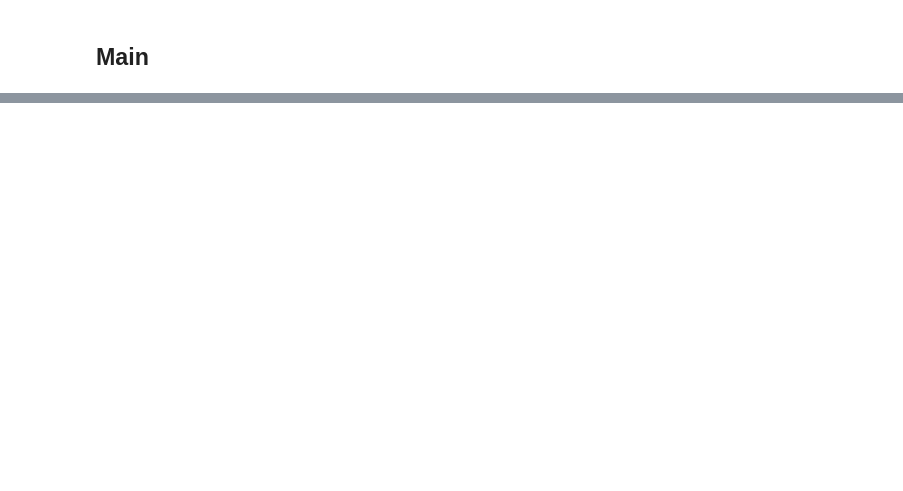
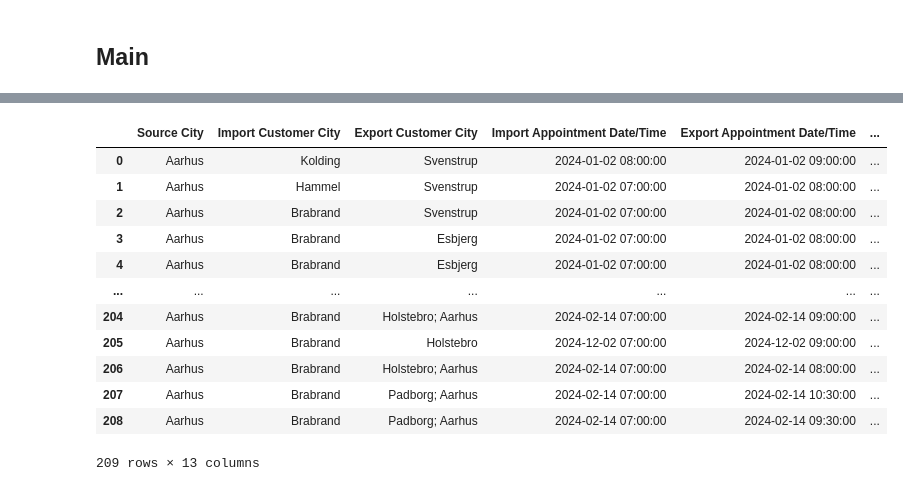
Before and after one commit to AniruddhIngle/MaerskTriangulation, a Jupyter notebook: Triangulation_refactored.ipynb, the cells around one changed output, grey strips where cells are left out. Drawn from its saved outputs; the diff is of its cells as text; code cells hidden in the pictures; blank space fills up the shorter version.

```diff
--- a/Triangulation_refactored.ipynb
+++ b/Triangulation_refactored.ipynb
@@ -226,0 +305,18 @@ len(triangulations), len(potentials)
+# %%
+batch_results = fetch_routes_in_batch(api_key, routes)
+
+def extract_route_summary(batch_results):
+    summaries = []
+    for result in batch_results:
+        if 'routes' in result:
+            for route in result['routes']:
+                if 'summary' in route:
+                    summary = route['summary']
+                    summaries.append({
+                        'lengthInMeters': summary.get('lengthInMeters'),
+                        'travelTimeInSeconds': summary.get('travelTimeInSeconds')
+                    })
+    return summaries
+
+route_summaries = extract_route_summary(batch_results)
+print(route_summaries)
@@ -226,0 +409,40 @@ len(triangulations), len(potentials)
+# %%
+def create_triangulation_potentials_dfs(df):
+    # Ensure "Import Export Time" is treated as numeric seconds
+    df['Import Export Time'] = pd.to_numeric(df['Import Export Time'], errors='coerce')
+
+    # Initialize empty DataFrames for triangulations and potentials
+    triangulations = pd.DataFrame(columns=df.columns)
+    potentials = pd.DataFrame(columns=df.columns)
+
+    for idx, row in df.iterrows():
+        # Calculate time difference between Export and Import Appointments in seconds
+        time_diff = (pd.to_datetime(row['Export Appointment Date/Time']) - pd.to_datetime(row['Import Appointment Date/Time'])).total_seconds()
+
+        # Check if the condition for triangulation is met
+        if time_diff > row['Import Export Time']:
+            triangulations = triangulations.append(row, ignore_index=True)
+        else:
+            potentials = potentials.append(row, ignore_index=True)
+
+    return triangulations, potentials
+
+# Example usage
+# Ensure that updated_df is defined and contains the correct columns before running this
+triangulations_df, potentials_df = create_triangulation_potentials_dfs(updated_df)
+# %%
+triangulations_df
+# %% [output]
+|  | Source City | Import Customer City | Export Customer City | Import Appointment Date/Time | Export Appointment Date/Time | ... |
+| 0 | Aarhus | Kolding | Svenstrup | 2024-01-02 08:00:00 | 2024-01-02 09:00:00 | ... |
+| 1 | Aarhus | Hammel | Svenstrup | 2024-01-02 07:00:00 | 2024-01-02 08:00:00 | ... |
+| 2 | Aarhus | Brabrand | Svenstrup | 2024-01-02 07:00:00 | 2024-01-02 08:00:00 | ... |
+| 3 | Aarhus | Brabrand | Esbjerg | 2024-01-02 07:00:00 | 2024-01-02 08:00:00 | ... |
+| 4 | Aarhus | Brabrand | Esbjerg | 2024-01-02 07:00:00 | 2024-01-02 08:00:00 | ... |
+| ... | ... | ... | ... | ... | ... | ... |
+| 204 | Aarhus | Brabrand | Holstebro; Aarhus | 2024-02-14 07:00:00 | 2024-02-14 09:00:00 | ... |
+| 205 | Aarhus | Brabrand | Holstebro | 2024-12-02 07:00:00 | 2024-12-02 09:00:00 | ... |
+| 206 | Aarhus | Brabrand | Holstebro; Aarhus | 2024-02-14 07:00:00 | 2024-02-14 08:00:00 | ... |
+| 207 | Aarhus | Brabrand | Padborg; Aarhus | 2024-02-14 07:00:00 | 2024-02-14 10:30:00 | ... |
+| 208 | Aarhus | Brabrand | Padborg; Aarhus | 2024-02-14 07:00:00 | 2024-02-14 09:30:00 | ... |
+209 rows × 13 columns
```
Also changed, not shown: parts of 28 cells of this notebook.
